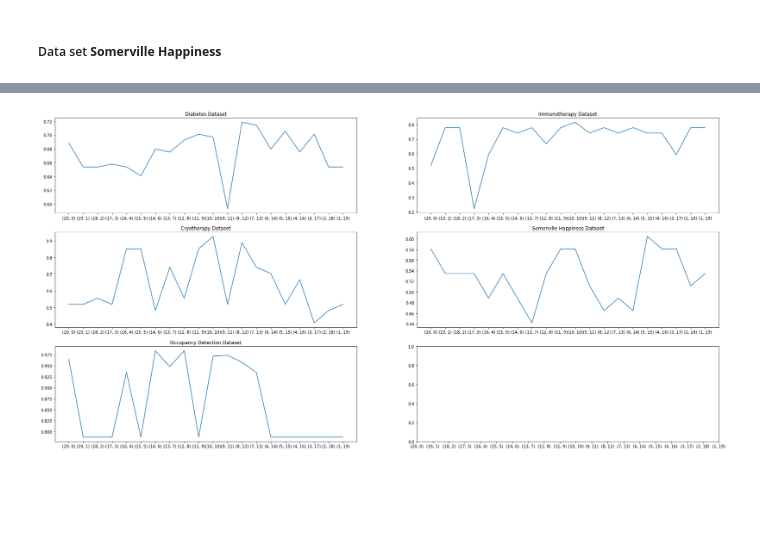
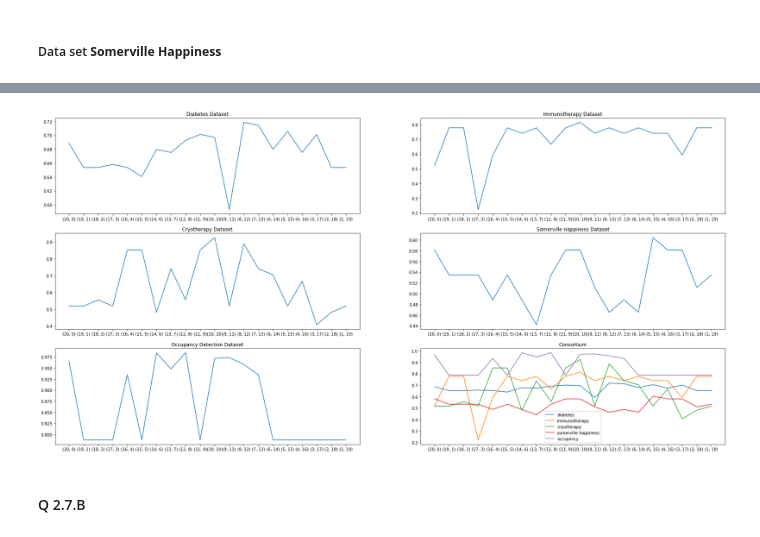
Before and after one commit to vatsalkgor/DMML, a Jupyter notebook: Assignment 1 B 2.ipynb, the cells around one changed output, grey strips where cells are left out. Drawn from its saved outputs; the diff is of its cells as text; code cells hidden in the pictures; blank space fills up the shorter version.

```diff
--- a/Assignment 1 B 2.ipynb
+++ b/Assignment 1 B 2.ipynb
@@ -206,18 +295,27 @@ occuResults = neuronExperiment(occuTrainX,occuTrainY,occuTestX,occuTestY)
 # %%
 fig,axs = plt.subplots(3,2,figsize=(30,15))
 axs[0, 0].plot(diabetes.iloc[:,1])
 axs[0, 0].set_title('Diabetes Dataset')
 axs[0, 1].plot(immunoResults.iloc[:,1])
 axs[0, 1].set_title('Immunotherapy Dataset')
 axs[1, 0].plot(cryoResults.iloc[:,1])
 axs[1, 0].set_title('Cryotherapy Dataset')
 axs[1, 1].plot(sohaResults.iloc[:,1])
 axs[1, 1].set_title('Somerville Happiness Dataset')
 axs[2, 0].plot(occuResults.iloc[:,1])
 axs[2, 0].set_title('Occupancy Detection Dataset')
+axs[2, 1].plot(diabetes.iloc[:,1],label='diabetes')
+axs[2, 1].plot(immunoResults.iloc[:,1],label='immunotherapy')
+axs[2, 1].plot(cryoResults.iloc[:,1],label='cryotherapy')
+axs[2, 1].plot(sohaResults.iloc[:,1],label='somerville happiness')
+axs[2, 1].plot(occuResults.iloc[:,1],label='occupancy')
+axs[2, 1].set_title('Consortium')
+axs[2, 1].legend()
 xaxis = np.arange(0,20,1)
 xaxislabels = [(20-i,i) for i in xaxis]
 plt.setp(axs, xticks=np.arange(0,20,1), xticklabels=xaxislabels)
 plt.show()
 # %% [output]
-[figure, old version]
+[figure, new version]
+# %% [markdown]
+#### Q 2.7.B
```
Also changed, not shown: parts of 17 cells of this notebook, 2 other files.
